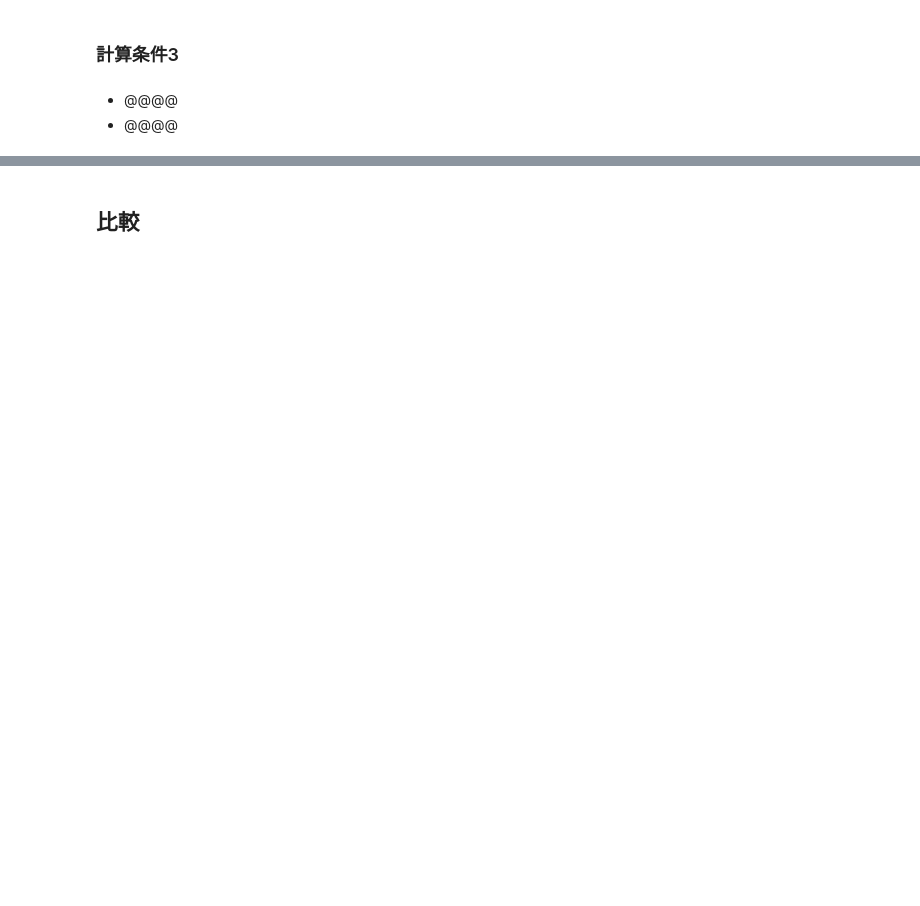
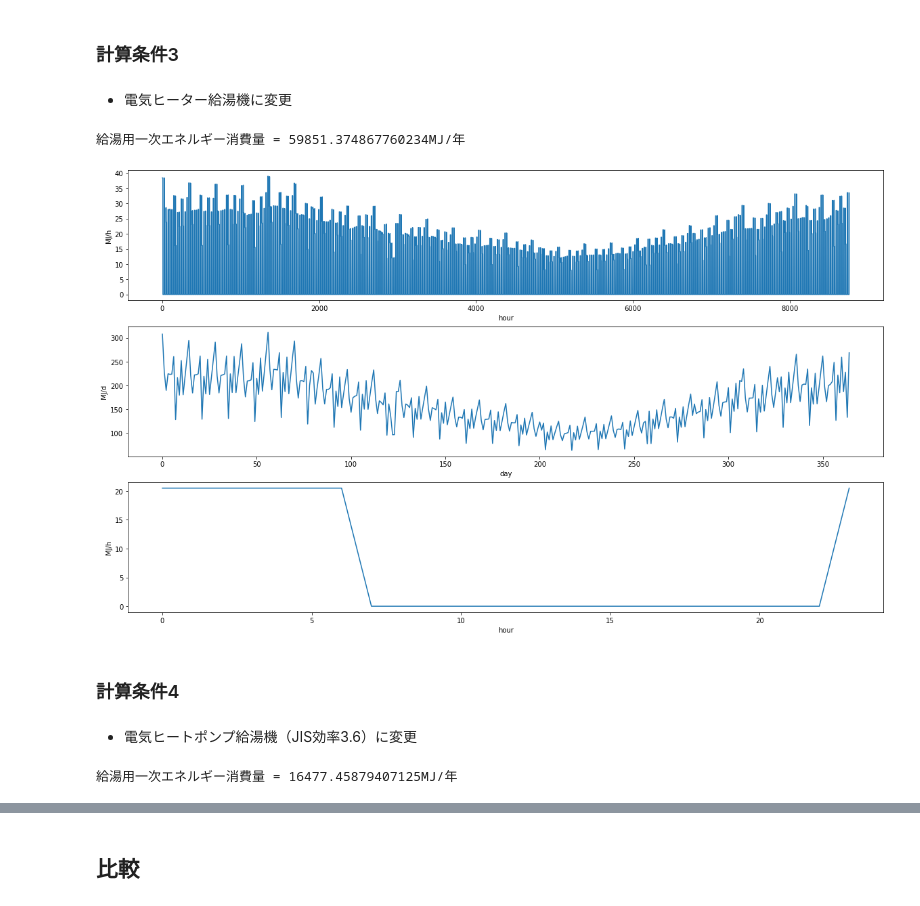
Before and after one commit to BRI-EES-House/pyhees_example, a Jupyter notebook: s07_01_hot_water_demand.ipynb, the cells around one changed output, grey strips where cells are left out. Drawn from its saved outputs; the diff is of its cells as text; code cells hidden in the pictures; blank space fills up the shorter version.

```diff
--- a/s07_01_hot_water_demand.ipynb
+++ b/s07_01_hot_water_demand.ipynb
@@ -116,5 +103,29 @@ get_each_graph(testcase2)
 # %% [markdown]
 ### 計算条件3
 # %% [markdown]
-- @@@@
-- @@@@
+- 電気ヒーター給湯機に変更
+# %%
+base, HW = get_default_hot_water_demand()
+
+HW['hw_type'] = '電気ヒーター給湯機'
+
+testcase3 = calc_results(base, HW)['Ene_TOTAL']
+# %% [output]
+給湯用一次エネルギー消費量 = 59851.374867760234MJ/年
+# %%
+get_each_graph(testcase3)
+# %% [output]
+[figure, added]
+# %% [markdown]
+### 計算条件4
+# %% [markdown]
+- 電気ヒートポンプ給湯機（JIS効率3.6）に変更
+# %%
+base, HW = get_default_hot_water_demand()
+
+HW['hw_type'] = '電気ヒートポンプ給湯機'
+HW['e_rtd'] = 3.6
+
+testcase4 = calc_results(base, HW)['Ene_TOTAL']
+# %% [output]
+給湯用一次エネルギー消費量 = 16477.45879407125MJ/年
```
Also changed, not shown: parts of 15 cells of this notebook.
